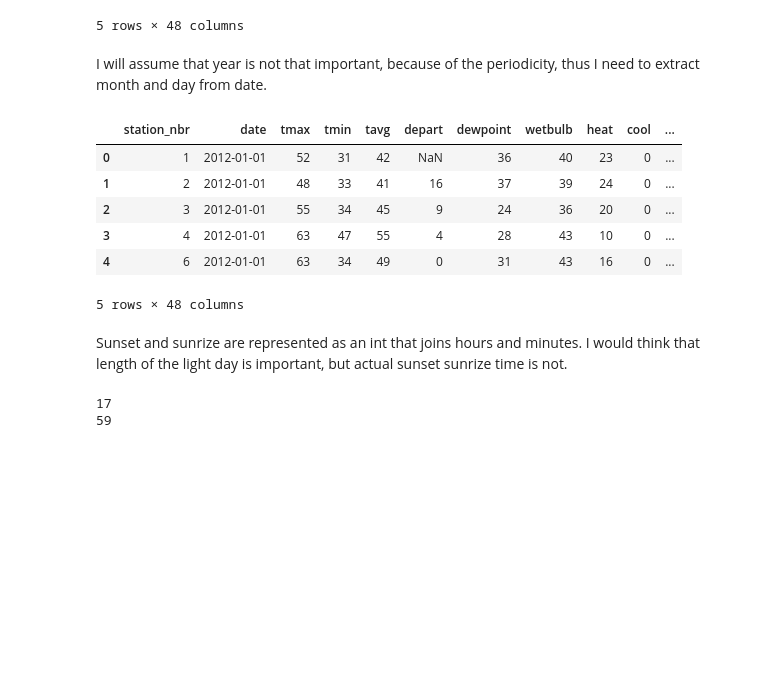
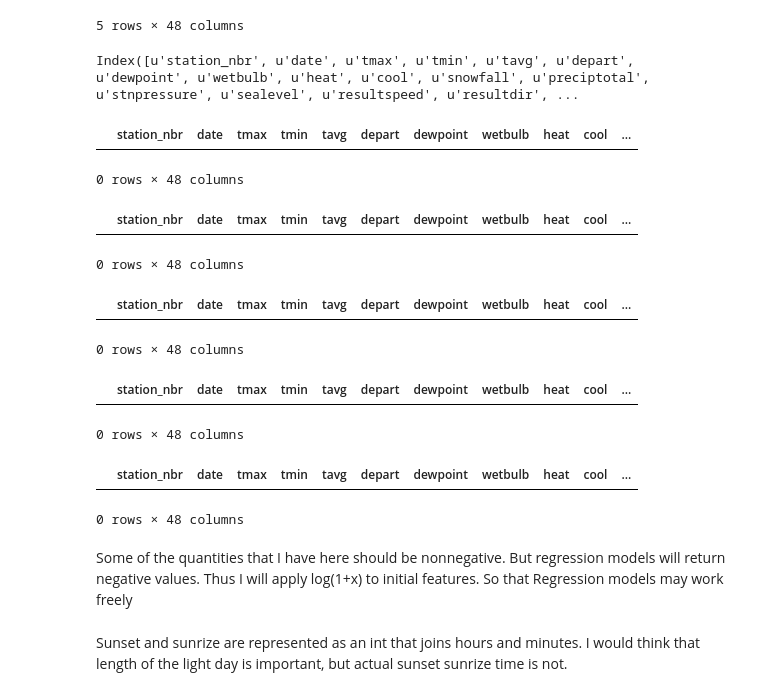
Before and after one commit to ternaus/kaggle_wallmart, a Jupyter notebook: Clean the weather.ipynb, the cells around one changed output. Saved outputs shown, nothing was run; the diff lists cells and outputs as text; code cells hidden in the pictures; blank space fills up the shorter version.

```diff
--- a/Clean the weather.ipynb
+++ b/Clean the weather.ipynb
@@ -17,7 +17,12 @@ weather.head()
 | 3 | 4 | 2012-01-01 | 63 | 47 | 55 | 4 | 28 | 43 | 10 | 0 | ... |
 | 4 | 6 | 2012-01-01 | 63 | 34 | 49 | 0 | 31 | 43 | 16 | 0 | ... |
 5 rows × 48 columns
+# %%
+weather.columns
+# %% [output]
+Index([u'station_nbr', u'date', u'tmax', u'tmin', u'tavg', u'depart', u'dewpoint', u'wetbulb', u'heat', u'cool', u'snowfall', u'preciptotal', u'stnpressure', u'sealevel', u'resultspeed', u'resultdir', ...
 # %%
-weather = weather.drop("Unnamed: 0", 1)
+weather[weather['heat'] < 0]
+# %% [output]
+|  | station_nbr | date | tmax | tmin | tavg | depart | dewpoint | wetbulb | heat | cool | ... |
+0 rows × 48 columns
-# %% [markdown]
-I will assume that year is not that important, because of the periodicity, thus I need to extract month and day from date.
@@ -34,10 +29,22 @@ weather["day"] = weather["date"].apply(get_day)
-# %%
-weather.head()
-# %% [output]
-|  | station_nbr | date | tmax | tmin | tavg | depart | dewpoint | wetbulb | heat | cool | ... |
-| 0 | 1 | 2012-01-01 | 52 | 31 | 42 | NaN | 36 | 40 | 23 | 0 | ... |
-| 1 | 2 | 2012-01-01 | 48 | 33 | 41 | 16 | 37 | 39 | 24 | 0 | ... |
-| 2 | 3 | 2012-01-01 | 55 | 34 | 45 | 9 | 24 | 36 | 20 | 0 | ... |
-| 3 | 4 | 2012-01-01 | 63 | 47 | 55 | 4 | 28 | 43 | 10 | 0 | ... |
-| 4 | 6 | 2012-01-01 | 63 | 34 | 49 | 0 | 31 | 43 | 16 | 0 | ... |
-5 rows × 48 columns
+# %%
+weather[weather['cool'] < 0]
+# %% [output]
+|  | station_nbr | date | tmax | tmin | tavg | depart | dewpoint | wetbulb | heat | cool | ... |
+0 rows × 48 columns
+# %%
+weather[weather['snowfall'] < 0]
+# %% [output]
+|  | station_nbr | date | tmax | tmin | tavg | depart | dewpoint | wetbulb | heat | cool | ... |
+0 rows × 48 columns
+# %%
+weather[weather['preciptotal'] < 0]
+# %% [output]
+|  | station_nbr | date | tmax | tmin | tavg | depart | dewpoint | wetbulb | heat | cool | ... |
+0 rows × 48 columns
+# %%
+weather[weather['stnpressure'] < 0]
+# %% [output]
+|  | station_nbr | date | tmax | tmin | tavg | depart | dewpoint | wetbulb | heat | cool | ... |
+0 rows × 48 columns
+# %% [markdown]
+Some of the quantities that I have here should be nonnegative. But regression models will return negative values. Thus I will apply log(1+x) to initial features. So that Regression models may work freely
@@ -49,11 +57,0 @@ import datetime
-# %%
-sunset = 1759.0
-sunrise = 726.0
-
-b = datetime.datetime.strptime(str(int(sunset)), "%H%M")
-a = datetime.datetime.strptime(str(int(sunrise)), "%H%M")
-print b.hour
-print b.minute
-# %% [output]
-17
-59
```
Also changed, not shown: parts of 24 cells of this notebook, 3 other files.
